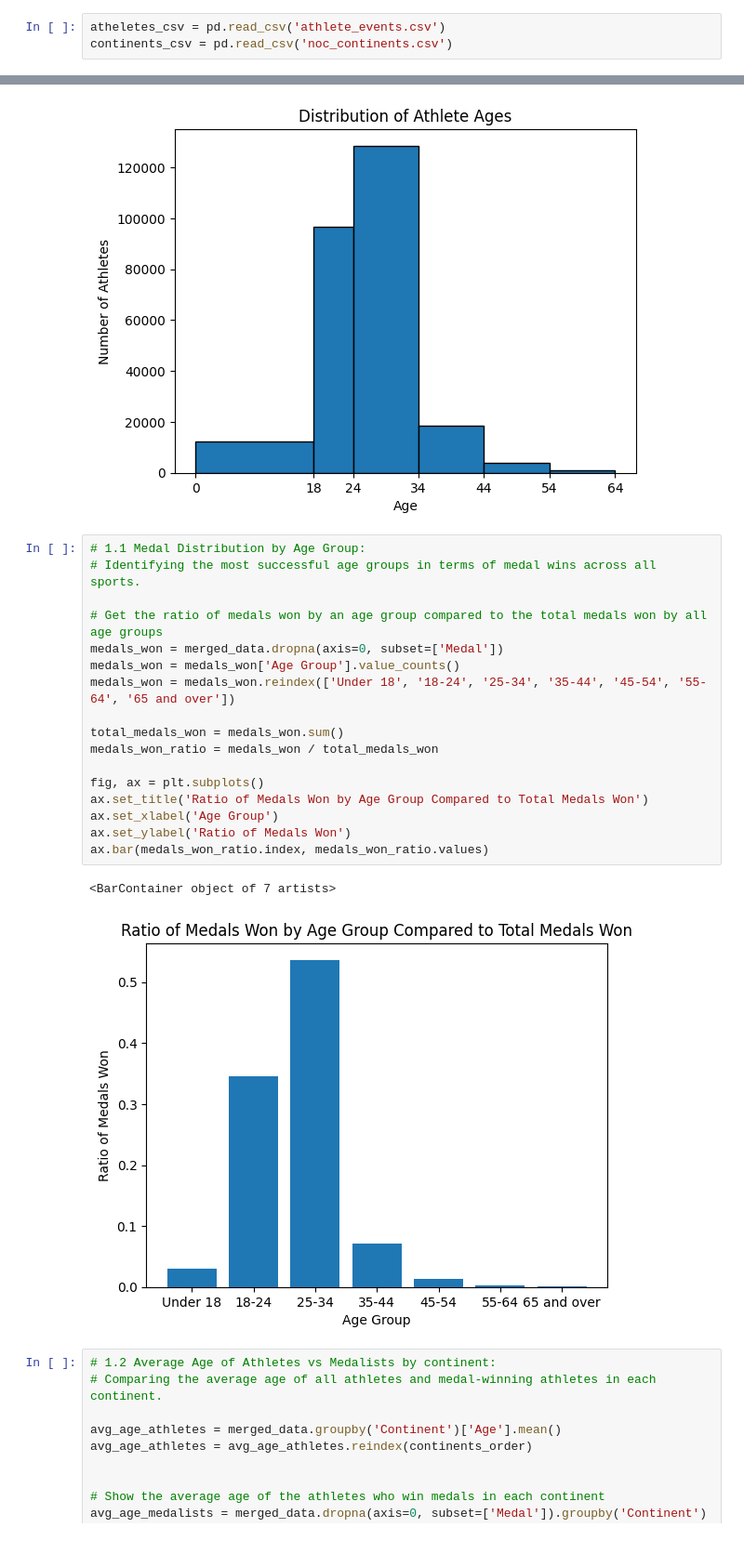
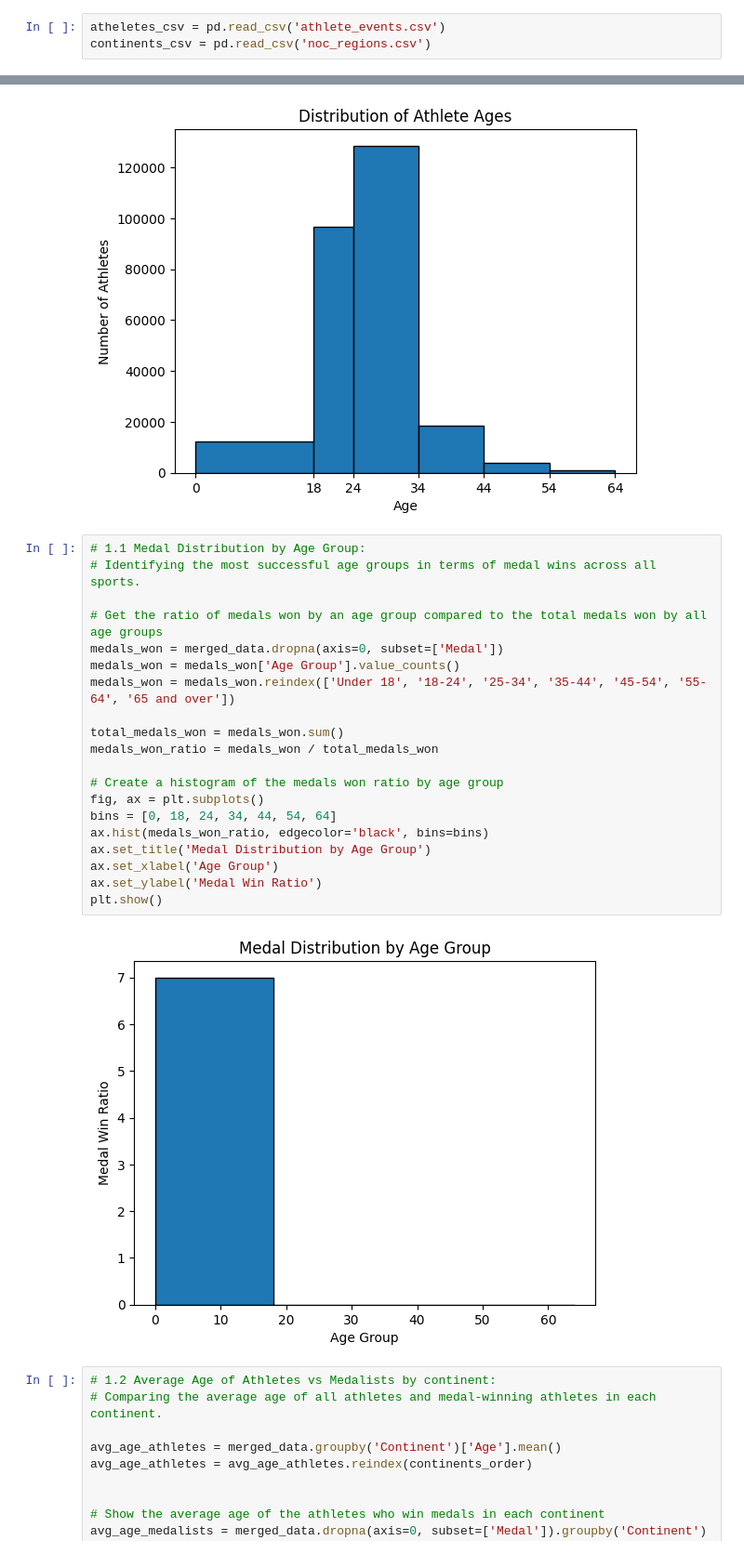
Before and after one commit to AnassTaher/data-wrangling, a Jupyter notebook: q1.ipynb, the cells around one changed output, grey strips where cells are left out. Shown at 93% size. Drawn from its saved outputs; the diff is of its cells as text.

```diff
--- a/q1.ipynb
+++ b/q1.ipynb
@@ -4,7 +4,7 @@ import seaborn as sns
 import matplotlib.pyplot as plt
 # %%
 atheletes_csv = pd.read_csv('athlete_events.csv')
-continents_csv = pd.read_csv('noc_continents.csv')
+continents_csv = pd.read_csv('noc_regions.csv')
 # %%
 # Clean the data
 athletes_columns_to_be_cleaned = ['Age']
@@ -44,23 +44,25 @@ plt.show()
 # %%
 # 1.1 Medal Distribution by Age Group:
 # Identifying the most successful age groups in terms of medal wins across all sports.
 
 # Get the ratio of medals won by an age group compared to the total medals won by all age groups
 medals_won = merged_data.dropna(axis=0, subset=['Medal'])
 medals_won = medals_won['Age Group'].value_counts()
 medals_won = medals_won.reindex(['Under 18', '18-24', '25-34', '35-44', '45-54', '55-64', '65 and over'])
 
 total_medals_won = medals_won.sum()
 medals_won_ratio = medals_won / total_medals_won
 
+# Create a histogram of the medals won ratio by age group
 fig, ax = plt.subplots()
-ax.set_title('Ratio of Medals Won by Age Group Compared to Total Medals Won')
+bins = [0, 18, 24, 34, 44, 54, 64]
+ax.hist(medals_won_ratio, edgecolor='black', bins=bins)
+ax.set_title('Medal Distribution by Age Group')
 ax.set_xlabel('Age Group')
-ax.set_ylabel('Ratio of Medals Won')
-ax.bar(medals_won_ratio.index, medals_won_ratio.values)
+ax.set_ylabel('Medal Win Ratio')
+plt.show()
 # %% [output]
-<BarContainer object of 7 artists>
-[figure, old version]
+[figure, new version]
 # %%
 # 1.2 Average Age of Athletes vs Medalists by continent:
 # Comparing the average age of all athletes and medal-winning athletes in each continent.
```
